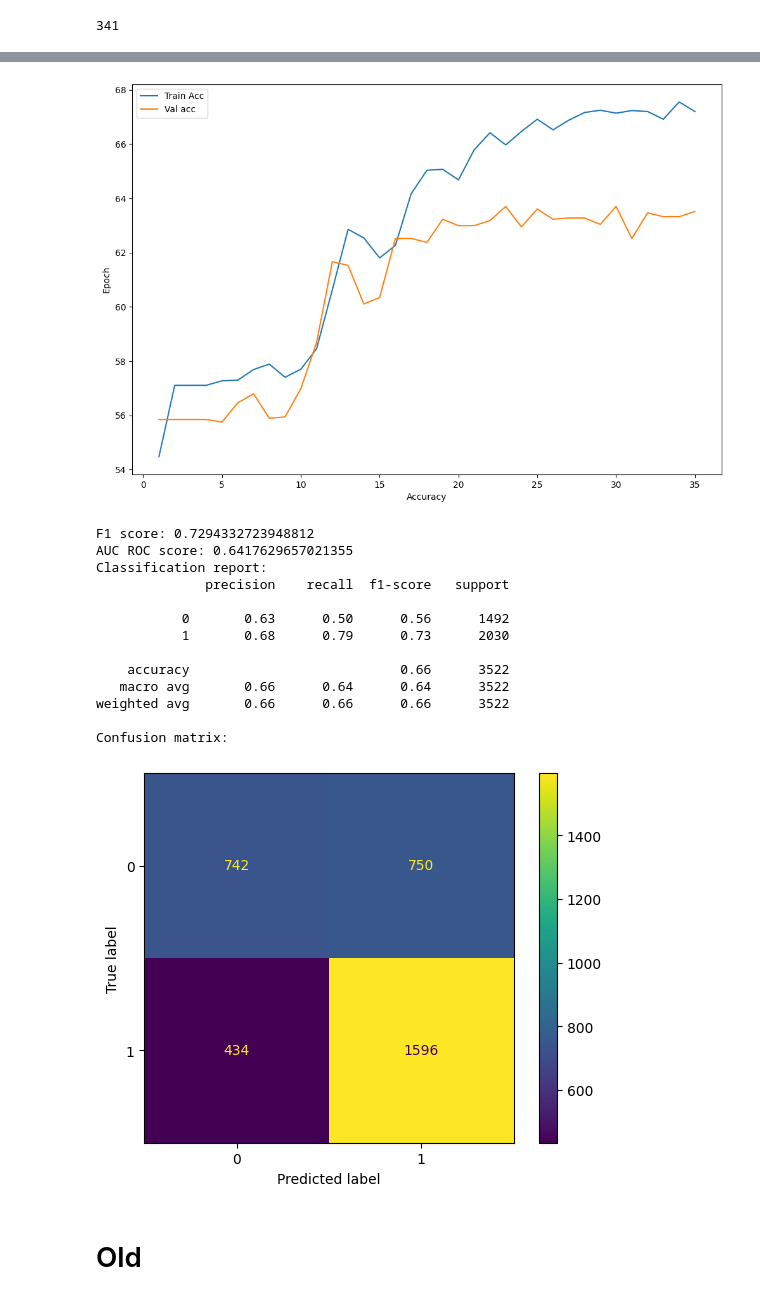
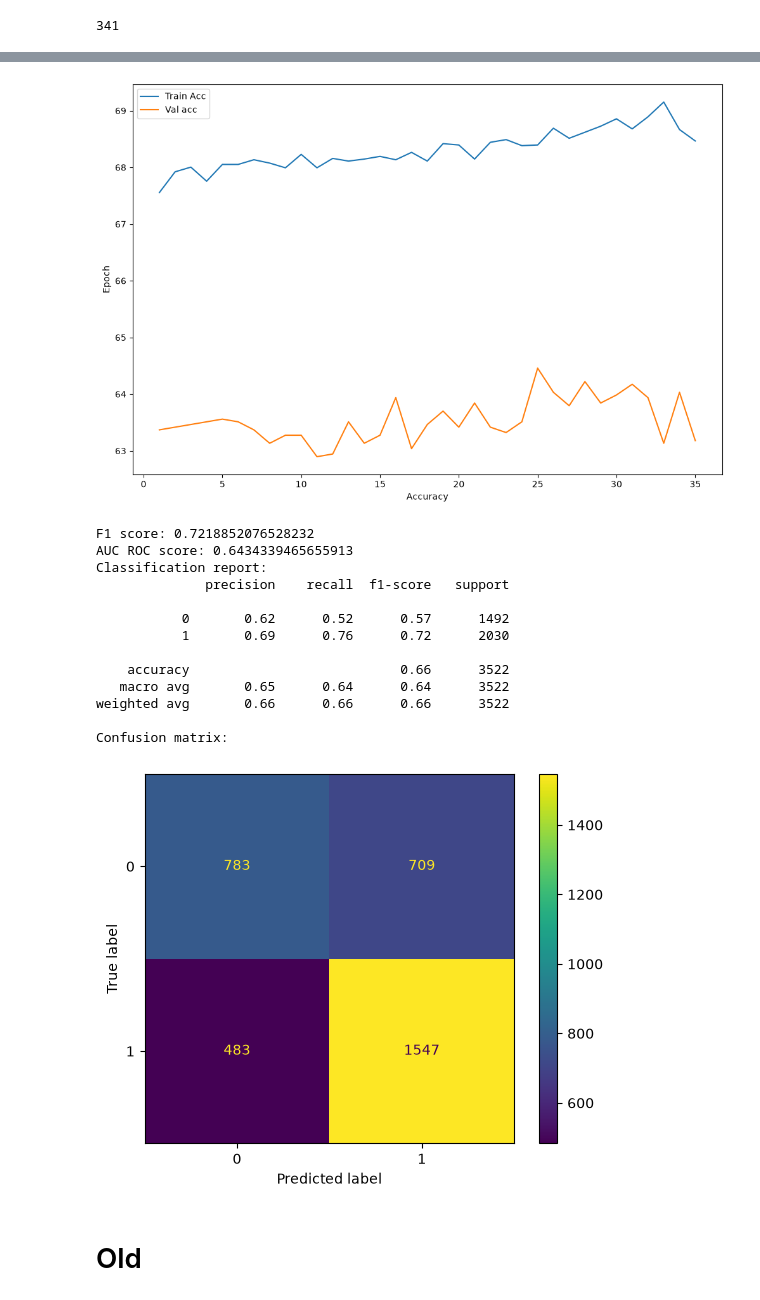
Before and after one commit to rafabandoni/nfl-predict, a Jupyter notebook: notebooks/model_development.ipynb, the cells around one changed output, grey strips where cells are left out. Saved outputs shown, nothing was run; the diff lists cells and outputs as text; code cells hidden in the pictures.

Commit message:
ajusta codigo com devices corretos

```diff
--- a/notebooks/model_development.ipynb
+++ b/notebooks/model_development.ipynb
@@ -819,6 +819,12 @@ torch.manual_seed(42)
 
 train_acc = []
 val_acc = []
+
+X_train_tensor = X_train_tensor.to(device)
+y_train_tensor = y_train_tensor.to(device)
+
+X_val_tensor = X_val_tensor.to(device)
+y_val_tensor = y_val_tensor.to(device)
 
 for epoch in range(1, epochs+1):
   nn_model.train()
@@ -877,28 +883,28 @@ plt.xlabel('Accuracy')
 plt.ylabel('Epoch')
 plt.show()
 # %% [output]
-[figure, old version]
+[figure, new version]
 # %%
 with torch.inference_mode():
     y_nn_test_logits = nn_model(X_test_tensor)
     y_nn_test_pred = y_nn_test_logits.argmax(dim=1)
 
-plot_results(y_test, y_nn_test_pred, svm_model)
+plot_results(y_test, y_nn_test_pred.cpu().numpy(), svm_model)
 # %% [output]
-F1 score: 0.7294332723948812
-AUC ROC score: 0.6417629657021355
+F1 score: 0.7218852076528232
+AUC ROC score: 0.6434339465655913
 Classification report:
               precision    recall  f1-score   support
 
-           0       0.63      0.50      0.56      1492
-           1       0.68      0.79      0.73      2030
+           0       0.62      0.52      0.57      1492
+           1       0.69      0.76      0.72      2030
 
     accuracy                           0.66      3522
-   macro avg       0.66      0.64      0.64      3522
+   macro avg       0.65      0.64      0.64      3522
 weighted avg       0.66      0.66      0.66      3522
 
 Confusion matrix:
-[figure, old version]
+[figure, new version]
 # %% [markdown]
 # Old
 # %%
```
Also changed, not shown: parts of 5 cells of this notebook.
